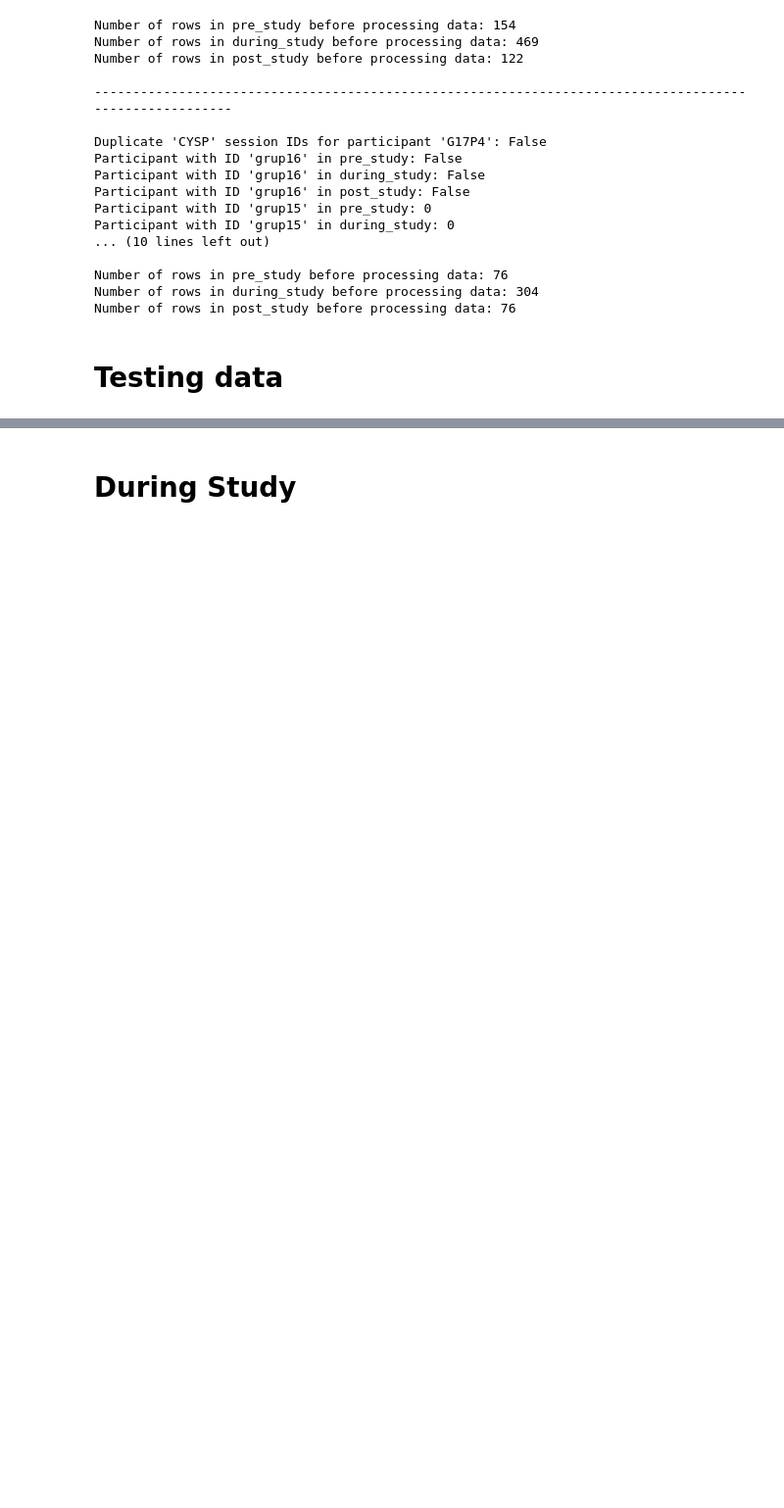
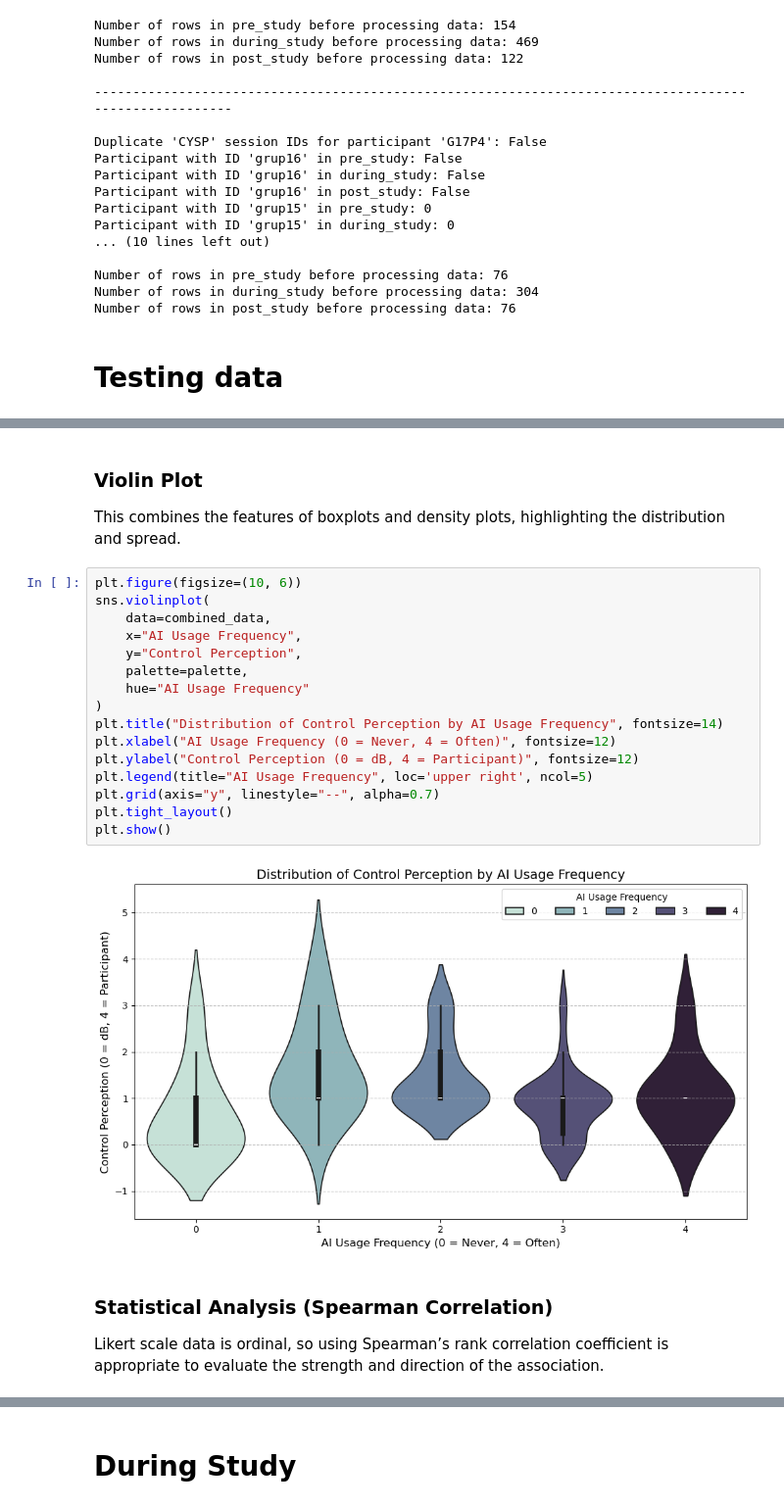
Before and after one commit to Elmir-Zeynalov/User-Studies, a Jupyter notebook: User-Studies.ipynb, the cells around one changed output, grey strips where cells are left out. Shown: that part at 98% size. Drawn from its saved outputs; the diff is of its cells as text; blank space fills up the shorter version.

```diff
--- a/User-Studies.ipynb
+++ b/User-Studies.ipynb
@@ -235,0 +317,24 @@ Female: 24 participants
+# %% [markdown]
+### Violin Plot
+This combines the features of boxplots and density plots, highlighting the distribution and spread.
+# %%
+plt.figure(figsize=(10, 6))
+sns.violinplot(
+    data=combined_data,
+    x="AI Usage Frequency",
+    y="Control Perception",
+    palette=palette,
+    hue="AI Usage Frequency"
+)
+plt.title("Distribution of Control Perception by AI Usage Frequency", fontsize=14)
+plt.xlabel("AI Usage Frequency (0 = Never, 4 = Often)", fontsize=12)
+plt.ylabel("Control Perception (0 = dB, 4 = Participant)", fontsize=12)
+plt.legend(title="AI Usage Frequency", loc='upper right', ncol=5)
+plt.grid(axis="y", linestyle="--", alpha=0.7)
+plt.tight_layout()
+plt.show()
+# %% [output]
+[figure, added]
+# %% [markdown]
+### Statistical Analysis (Spearman Correlation)
+Likert scale data is ordinal, so using Spearman’s rank correlation coefficient is appropriate to evaluate the strength and direction of the association.
```
Also changed, not shown: parts of 9 cells of this notebook, 1 other file.
